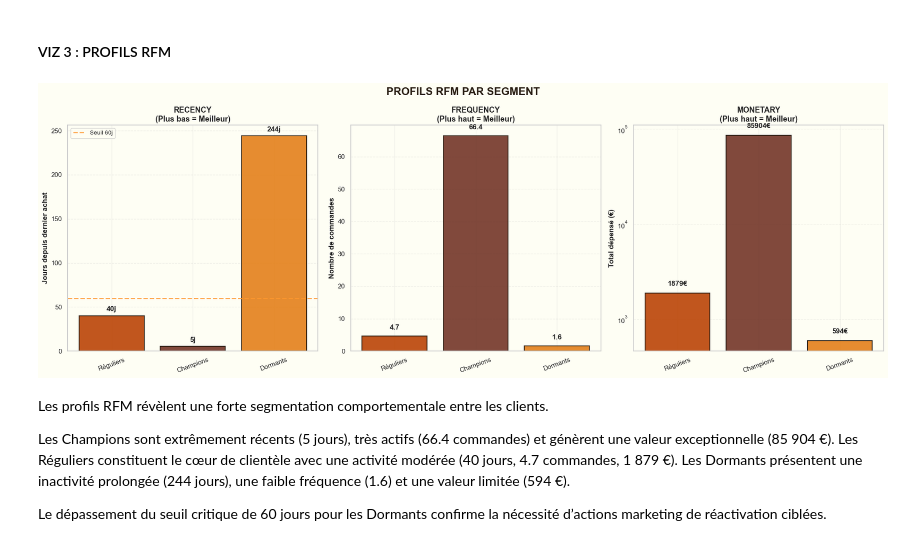
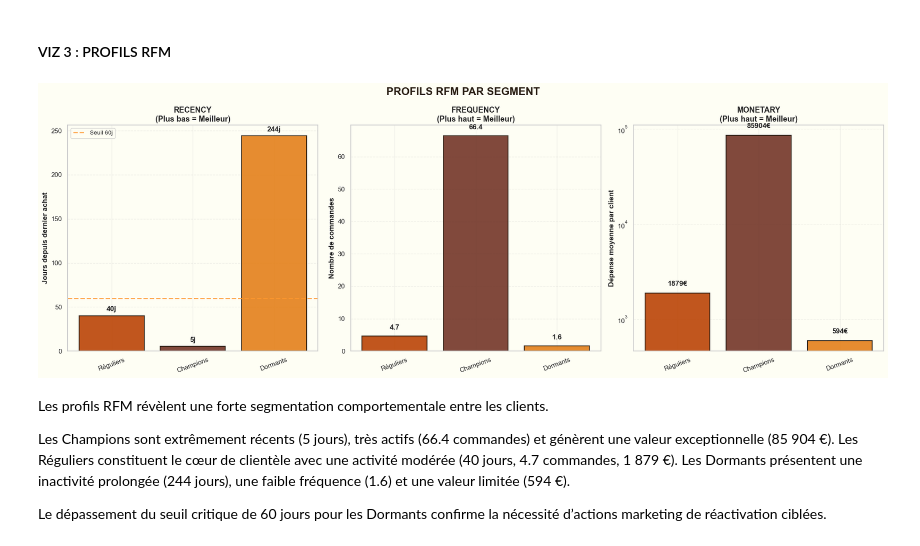
Before and after one commit to EdLac/spark-ecommerce, a Jupyter notebook: notebooks/ProjetFinal.ipynb, the cells around one changed output. Saved outputs shown, nothing was run; the diff lists cells and outputs as text; code cells hidden in the pictures.

```diff
--- a/notebooks/ProjetFinal.ipynb
+++ b/notebooks/ProjetFinal.ipynb
@@ -1003,14 +990,15 @@ import seaborn as sns
 sns.set_style("whitegrid")
 plt.rcParams['figure.figsize'] = (12, 8)
 
-# Conversion Spark → pandas
 cluster_dist_pd = cluster_distribution.toPandas()
+cluster_dist_pd = cluster_dist_pd.sort_values("cluster")
 
-# Couleurs automatiques selon nb clusters
+total_clients = cluster_dist_pd['count'].sum()
+
 palette = sns.color_palette("Set2", len(cluster_dist_pd))
 
-# Graphique
 fig, ax = plt.subplots(figsize=(10,6))
+
 bars = ax.bar(
     cluster_dist_pd['cluster'].astype(str),
     cluster_dist_pd['count'],
@@ -1019,7 +1007,6 @@ bars = ax.bar(
     alpha=0.9
 )
 
-# annotations avec pourcentage
 for bar in bars:
     height = bar.get_height()
     ax.text(
@@ -1035,6 +1022,7 @@ for bar in bars:
 ax.set_xlabel('Cluster', fontsize=12, fontweight='bold')
 ax.set_ylabel('Nombre de clients', fontsize=12, fontweight='bold')
 ax.set_title('Distribution des clients par cluster (Bisecting KMeans, k=3)', fontsize=14, fontweight='bold')
+ax.set_axisbelow(True)
 ax.grid(axis='y', alpha=0.3)
 
 plt.tight_layout()
@@ -2398,9 +2292,6 @@ fig.suptitle(
     color=PALETTE['dark_bg']
 )
 
-# =========================
-# RECENCY
-# =========================
 bars = axes[0].bar(
     cluster_summary['Nom'],
     cluster_summary['Recency_Moy'],
@@ -2425,7 +2316,6 @@ axes[0].set_title('RECENCY\n(Plus bas = Meilleur)', fontsize=13, weight='bold')
 axes[0].tick_params(axis='x', rotation=20)
 axes[0].grid(axis='y', alpha=0.3, linestyle='--')
 
-# seuil marketing optionnel
 axes[0].axhline(
     60,
     color=PALETTE['accent_2'],
@@ -2436,10 +2326,6 @@ axes[0].axhline(
 )
 axes[0].legend(fontsize=10)
 
-
-# =========================
-# FREQUENCY
-# =========================
 bars = axes[1].bar(
     cluster_summary['Nom'],
     cluster_summary['Frequency_Moy'],
@@ -2464,46 +2350,39 @@ axes[1].set_title('FREQUENCY\n(Plus haut = Meilleur)', fontsize=13, weight='bold
 axes[1].tick_params(axis='x', rotation=20)
 axes[1].grid(axis='y', alpha=0.3, linestyle='--')
 
-
-# =========================
-# MONETARY (IMPORTANT → LOG SCALE)
-# =========================
 bars = axes[2].bar(
     cluster_summary['Nom'],
     cluster_summary['Monetary_Moy'],
     color=colors,
     edgecolor=PALETTE['dark_bg'],
     linewidth=1.5,
     alpha=0.9
 )
 
-# 🔴 CRUCIAL POUR TON CAS (Champions énormes)
 axes[2].set_yscale('log')
 
 for bar, val in zip(bars, cluster_summary['Monetary_Moy']):
     axes[2].text(
         bar.get_x() + bar.get_width()/2,
         val * 1.2,
         f'{int(val)}€',
         ha='center',
         fontsize=12,
         weight='bold'
     )
 
-axes[2].set_ylabel('Total dépensé (€)', fontsize=12, weight='bold')
+axes[2].set_ylabel('Dépense moyenne par client', fontsize=12, weight='bold')
 axes[2].set_title('MONETARY\n(Plus haut = Meilleur)', fontsize=13, weight='bold')
 axes[2].tick_params(axis='x', rotation=20)
 axes[2].grid(axis='y', alpha=0.3, linestyle='--')
 
-
-# fond uniforme
 for ax in axes:
     ax.set_facecolor(PALETTE['background'])
 
 plt.tight_layout()
 plt.show()
 # %% [output]
-[figure, old version]
+[figure, new version]
 # %% [markdown]
 Les profils RFM révèlent une forte segmentation comportementale entre les clients.
 
```
Also changed, not shown: parts of 58 cells of this notebook.
